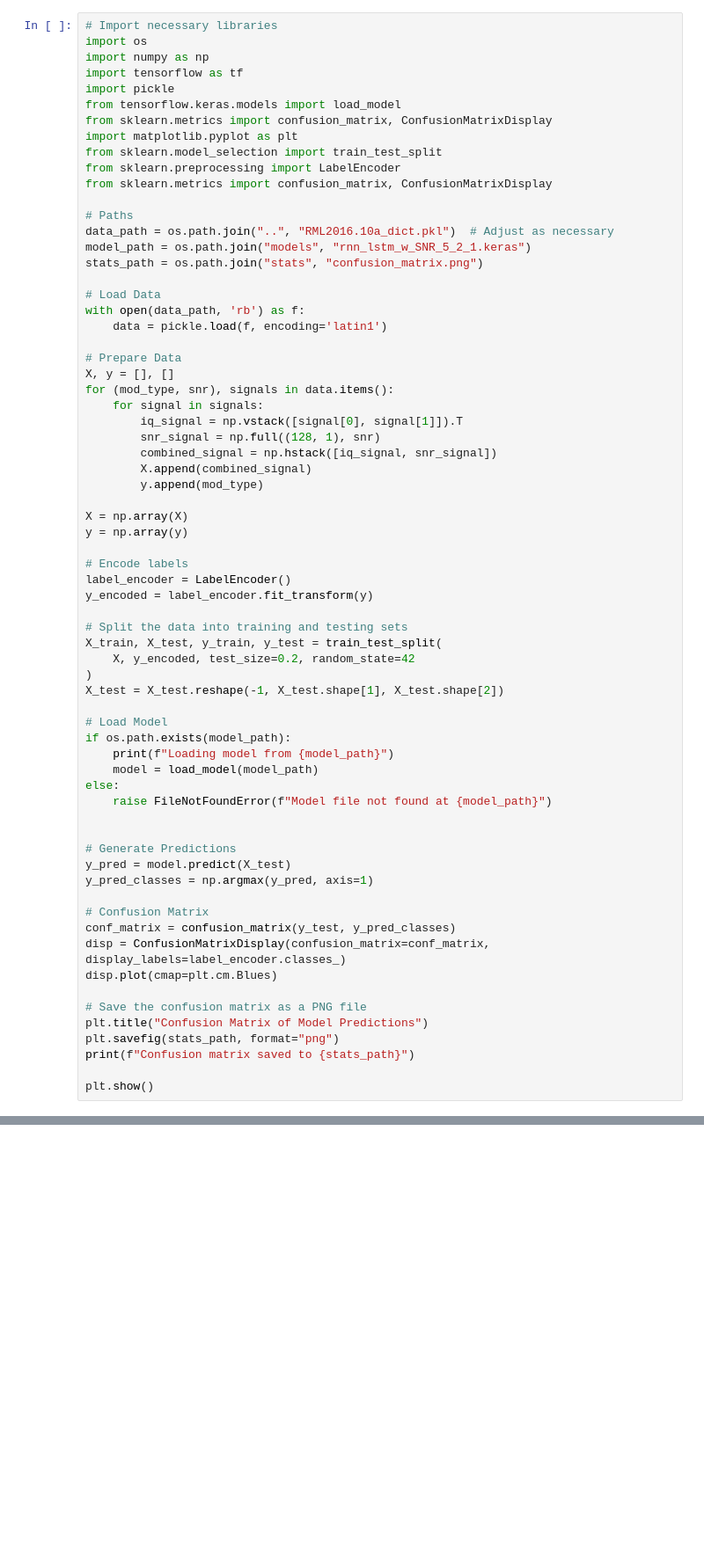
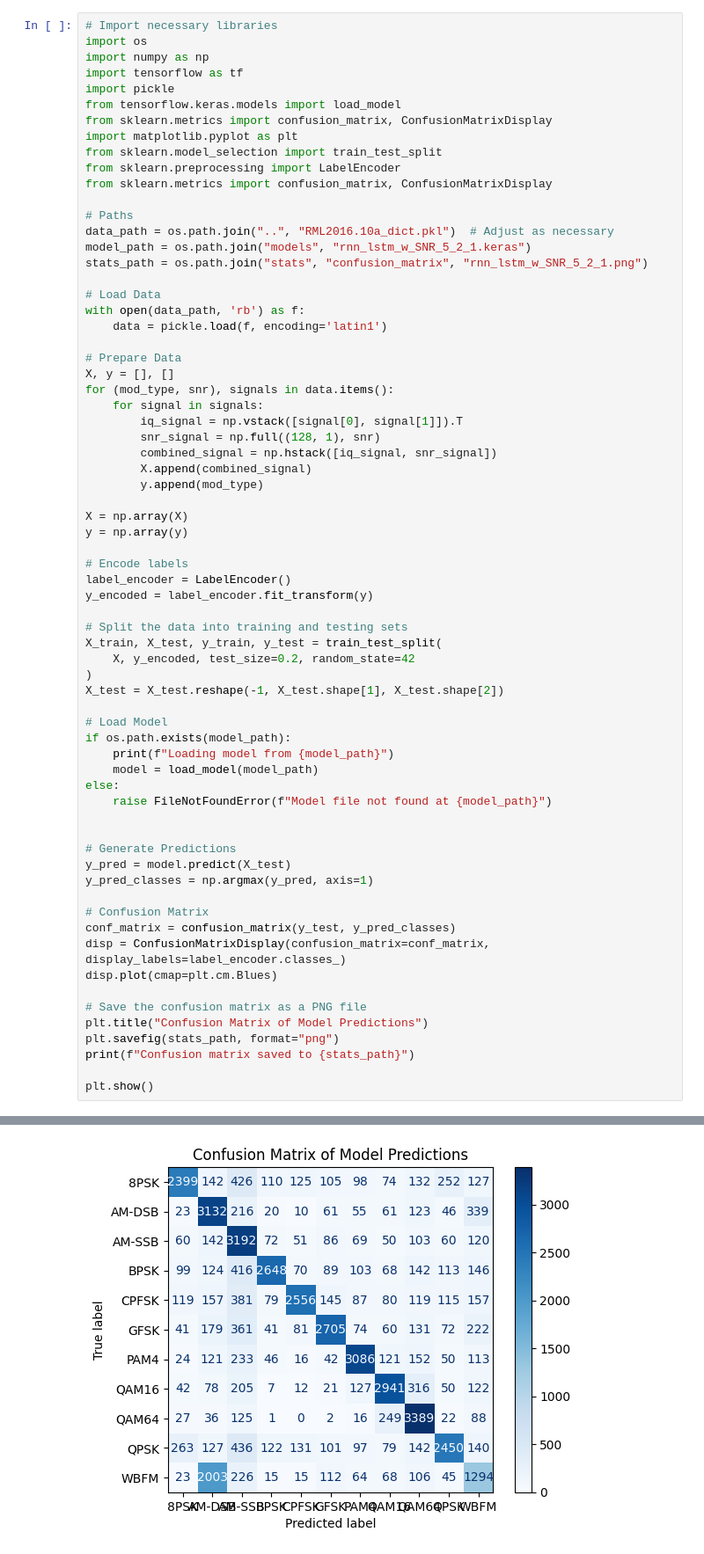
Before and after one commit to rameyjm7/ML-wireless-signal-classification, a Jupyter notebook: RNN/PlotConfusionMatrix.ipynb, the cells around one changed output, grey strips where cells are left out. Shown at 88% size. Cells and saved outputs as stored; diff of their text form; blank space fills up the shorter version.

```diff
--- a/RNN/PlotConfusionMatrix.ipynb
+++ b/RNN/PlotConfusionMatrix.ipynb
@@ -14,7 +14,7 @@ from sklearn.metrics import confusion_matrix, ConfusionMatrixDisplay
 # Paths
 data_path = os.path.join("..", "RML2016.10a_dict.pkl")  # Adjust as necessary
 model_path = os.path.join("models", "rnn_lstm_w_SNR_5_2_1.keras")
-stats_path = os.path.join("stats", "confusion_matrix.png")
+stats_path = os.path.join("stats", "confusion_matrix", "rnn_lstm_w_SNR_5_2_1.png")
 
 # Load Data
 with open(data_path, 'rb') as f:
@@ -107,0 +90 @@ TypeError: ConfusionMatrixDisplay.__init__() got an unexpected keyword argument
+[figure, added]
```
Also changed, not shown: parts of 1 cell of this notebook, 13 other files.
